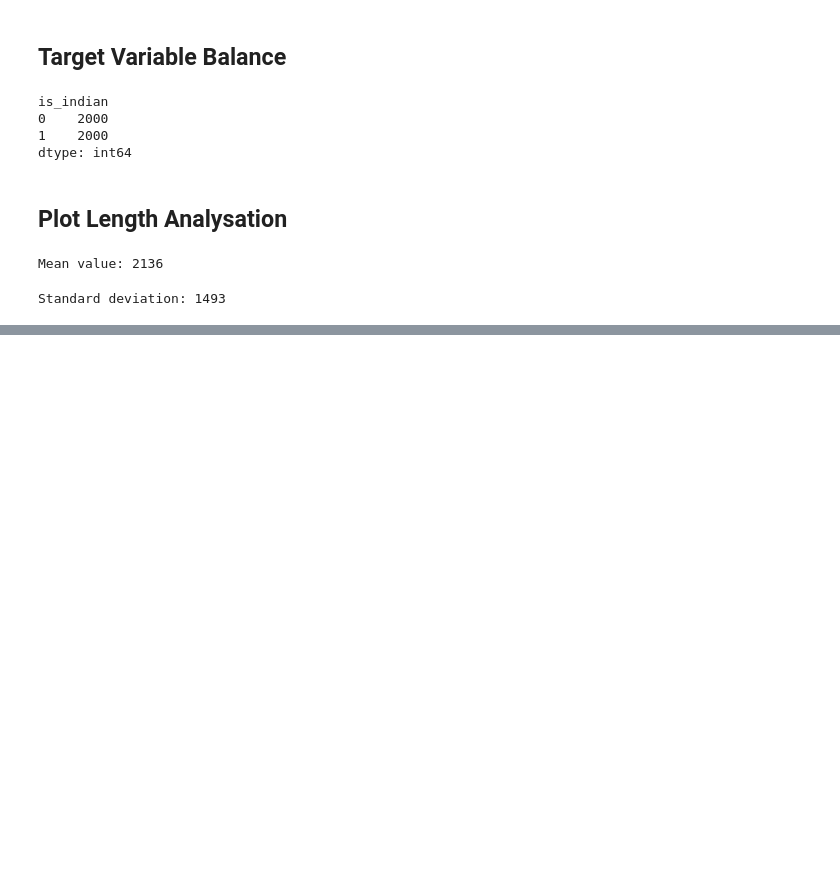
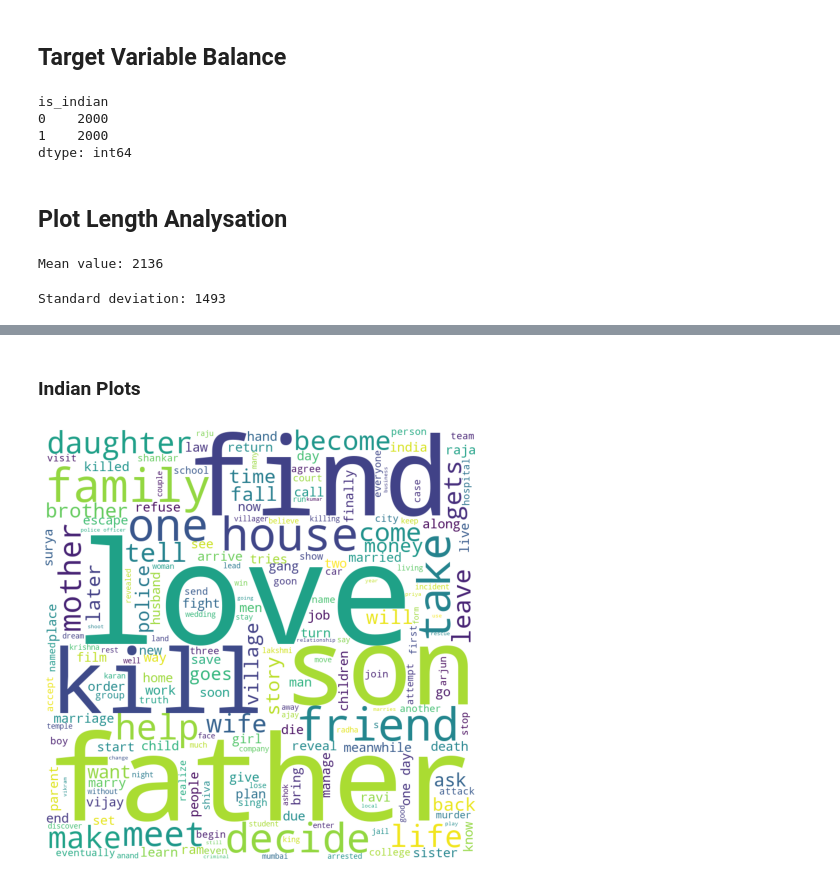
Before and after one commit to FreshJonas/NLP-on-Movie-Plots, a Jupyter notebook: code/03_Analysing_Data.ipynb, the cells around one changed output, grey strips where cells are left out. Saved outputs shown, nothing was run; the diff lists cells and outputs as text; code cells hidden in the pictures; blank space fills up the shorter version.

```diff
--- a/code/03_Analysing_Data.ipynb
+++ b/code/03_Analysing_Data.ipynb
@@ -49,0 +109,7 @@ The Standard deviation is quite high which means that the plot lenghts differ qu
+# %% [markdown]
+### Indian Plots
+# %%
+df_ind = pd.read_csv('../data/indian_plots.csv', index_col=0)
+show_wordcloud(df_ind['plot'])
+# %% [output]
+[figure, added]
```
Also changed, not shown: parts of 11 cells of this notebook.
